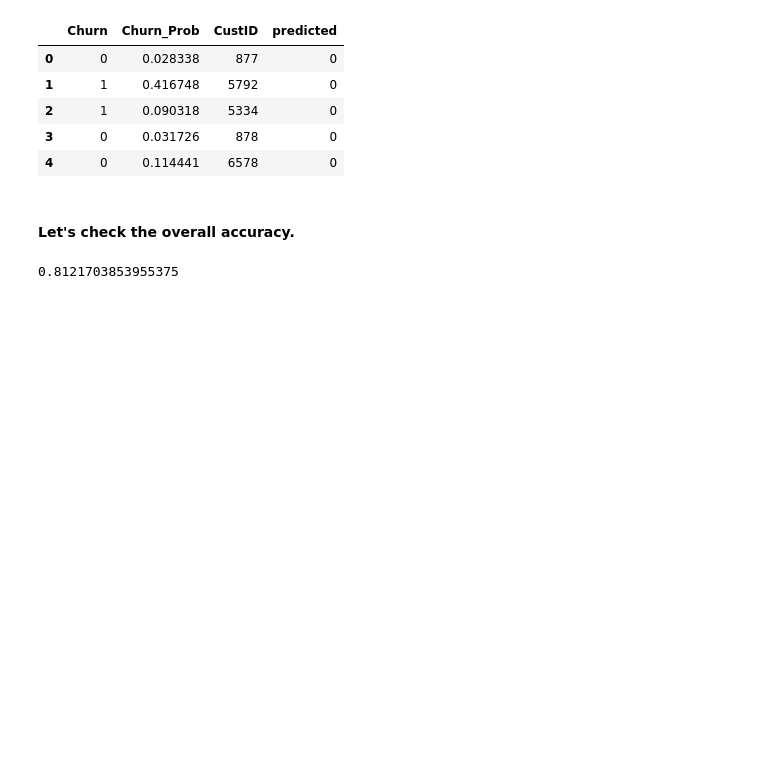
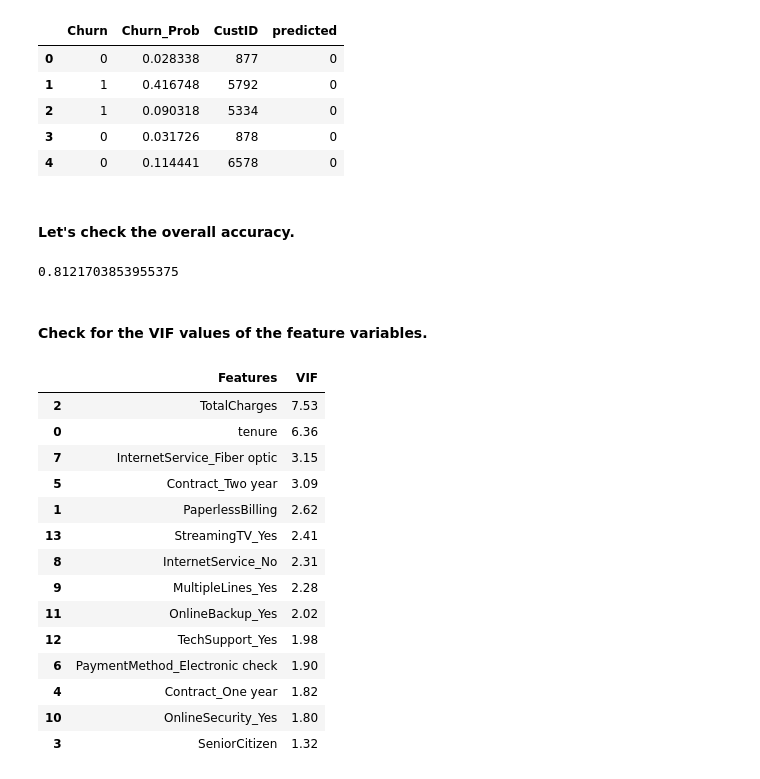
Before and after one commit to vivekkum-ar/Telecom-Churn-Logistic-Regression, a Jupyter notebook: Telecom-Churn-Logistic-Model.ipynb, the cells around one changed output. Drawn from its saved outputs; the diff is of its cells as text; code cells hidden in the pictures; blank space fills up the shorter version.

Commit message:
VIF check as per Model2

```diff
--- a/Telecom-Churn-Logistic-Model.ipynb
+++ b/Telecom-Churn-Logistic-Model.ipynb
@@ -746,3 +746,28 @@ y_train_pred_final.head()
 print(metrics.accuracy_score(y_train_pred_final.Churn, y_train_pred_final.predicted))
 # %% [output]
 0.8121703853955375
+# %% [markdown]
+#### Check for the VIF values of the feature variables.
+# %%
+vif = pd.DataFrame()
+vif['Features'] = X_train[col].columns
+vif['VIF'] = [variance_inflation_factor(X_train[col].values, i) for i in range(X_train[col].shape[1])]
+vif['VIF'] = round(vif['VIF'], 2)
+vif = vif.sort_values(by = "VIF", ascending = False)
+vif
+# %% [output]
+|  | Features | VIF |
+| 2 | TotalCharges | 7.53 |
+| 0 | tenure | 6.36 |
+| 7 | InternetService_Fiber optic | 3.15 |
+| 5 | Contract_Two year | 3.09 |
+| 1 | PaperlessBilling | 2.62 |
+| 13 | StreamingTV_Yes | 2.41 |
+| 8 | InternetService_No | 2.31 |
+| 9 | MultipleLines_Yes | 2.28 |
+| 11 | OnlineBackup_Yes | 2.02 |
+| 12 | TechSupport_Yes | 1.98 |
+| 6 | PaymentMethod_Electronic check | 1.90 |
+| 4 | Contract_One year | 1.82 |
+| 10 | OnlineSecurity_Yes | 1.80 |
+| 3 | SeniorCitizen | 1.32 |
```
Also changed, not shown: parts of 1 cell of this notebook.
